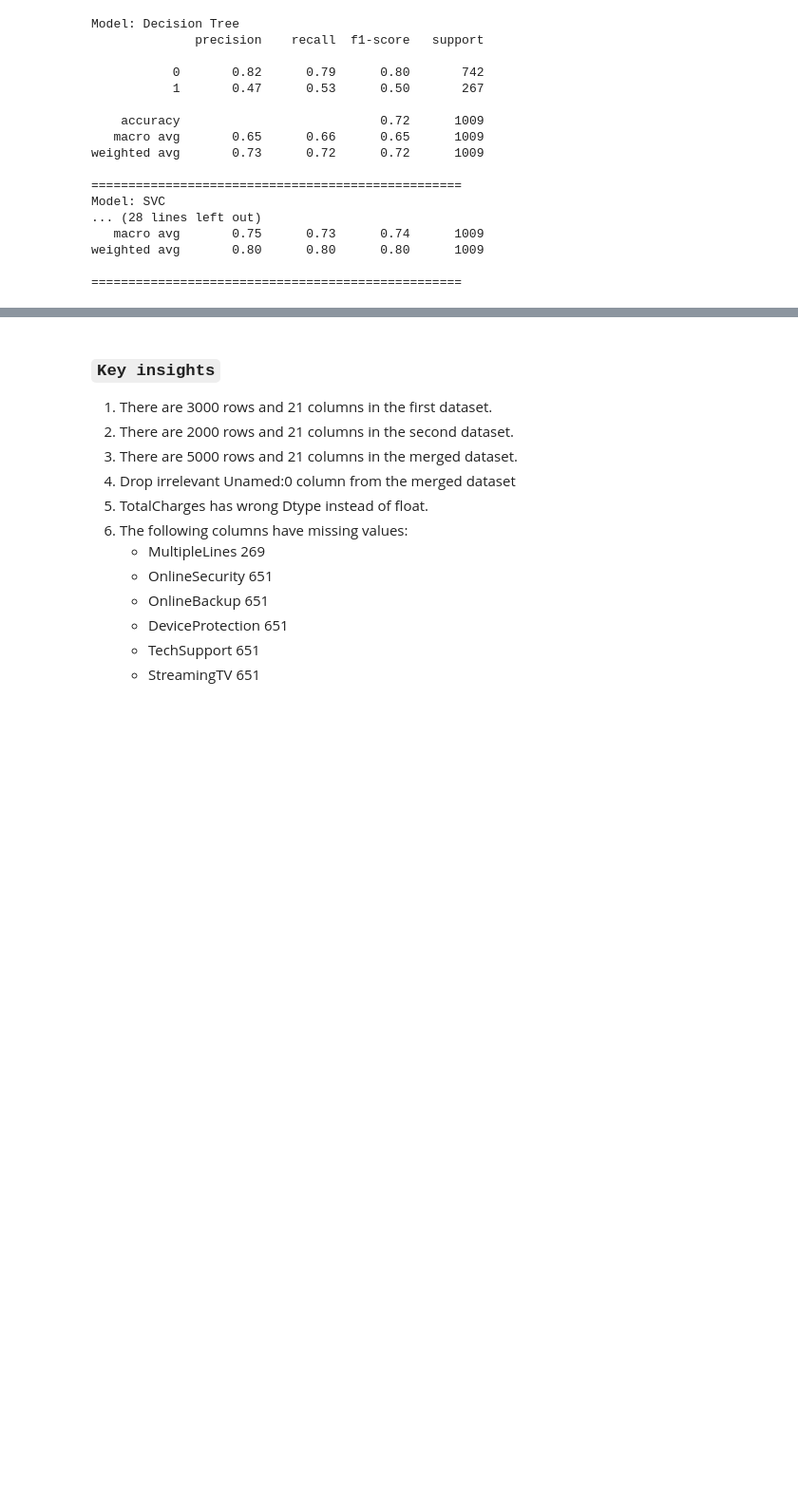
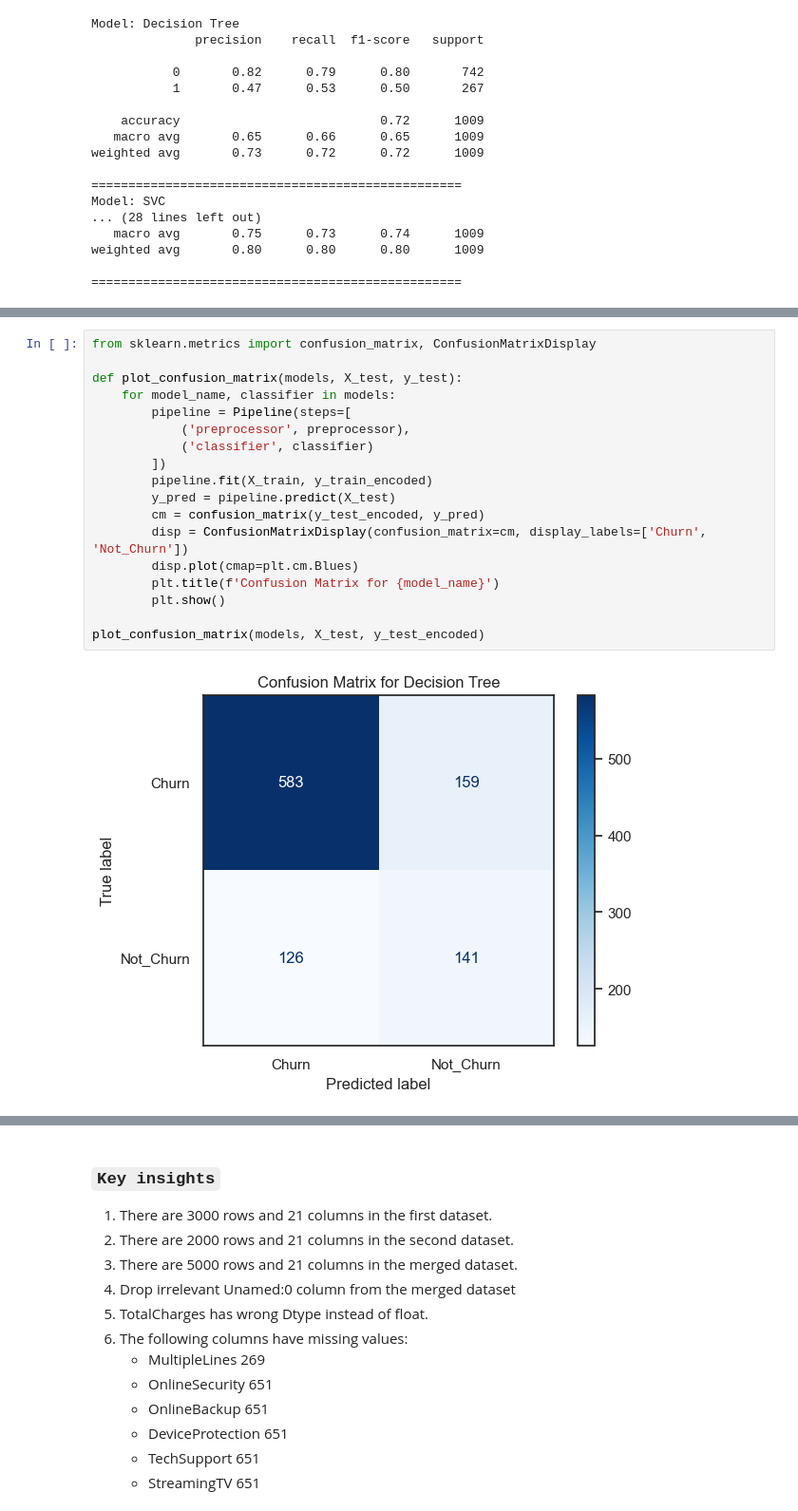
Before and after one commit to JusticeHanson/customr-churn-prediction, a Jupyter notebook: main.ipynb, the cells around one changed output, grey strips where cells are left out. Shown at 95% size. Cells and saved outputs as stored; diff of their text form; blank space fills up the shorter version.

```diff
--- a/main.ipynb
+++ b/main.ipynb
@@ -732,0 +837,20 @@ weighted avg       0.80      0.80      0.80      1009
+# %%
+from sklearn.metrics import confusion_matrix, ConfusionMatrixDisplay
+
+def plot_confusion_matrix(models, X_test, y_test):
+    for model_name, classifier in models:
+        pipeline = Pipeline(steps=[
+            ('preprocessor', preprocessor),
+            ('classifier', classifier)
+        ])
+        pipeline.fit(X_train, y_train_encoded)
+        y_pred = pipeline.predict(X_test)
+        cm = confusion_matrix(y_test_encoded, y_pred)
+        disp = ConfusionMatrixDisplay(confusion_matrix=cm, display_labels=['Churn', 'Not_Churn'])
+        disp.plot(cmap=plt.cm.Blues)
+        plt.title(f'Confusion Matrix for {model_name}')
+        plt.show()
+
+plot_confusion_matrix(models, X_test, y_test_encoded)
+# %% [output]
+[figure, added]
```
Also changed, not shown: parts of 32 cells of this notebook.
